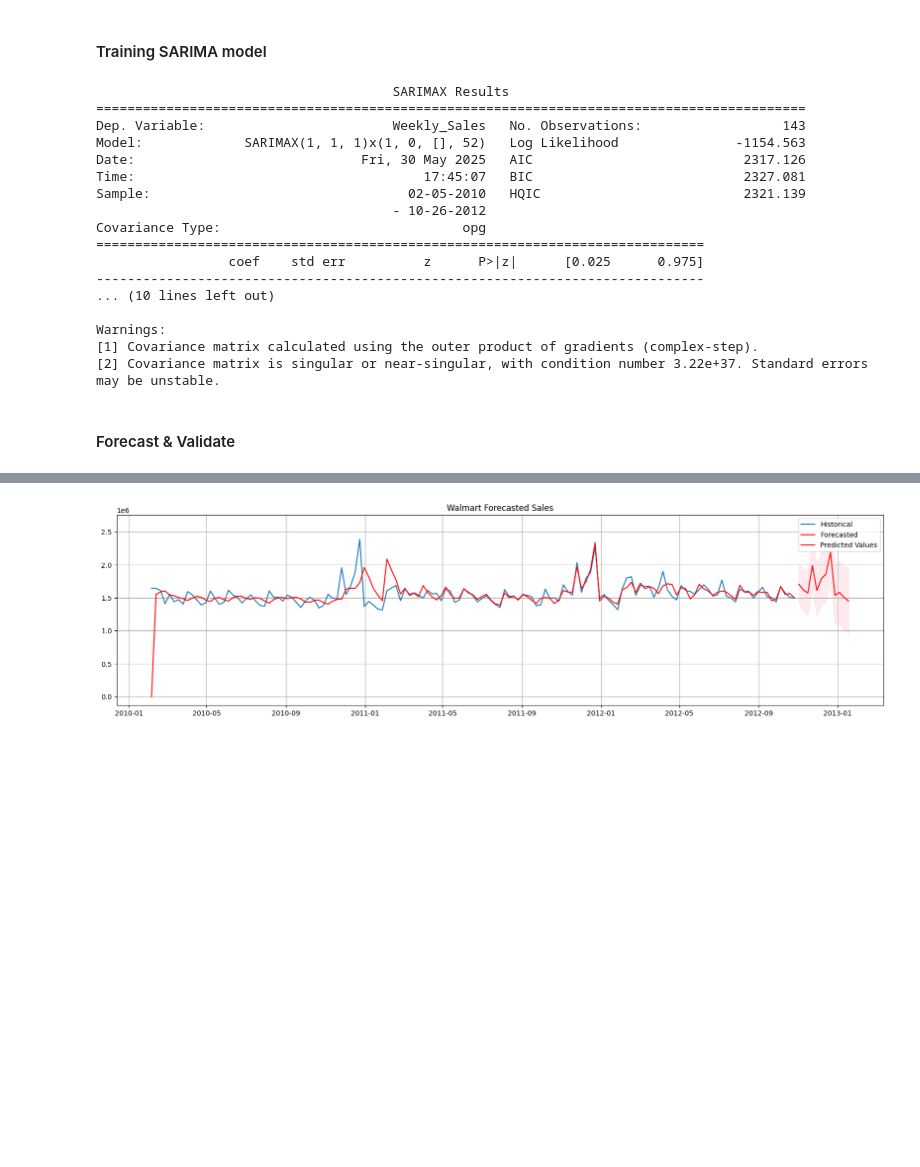
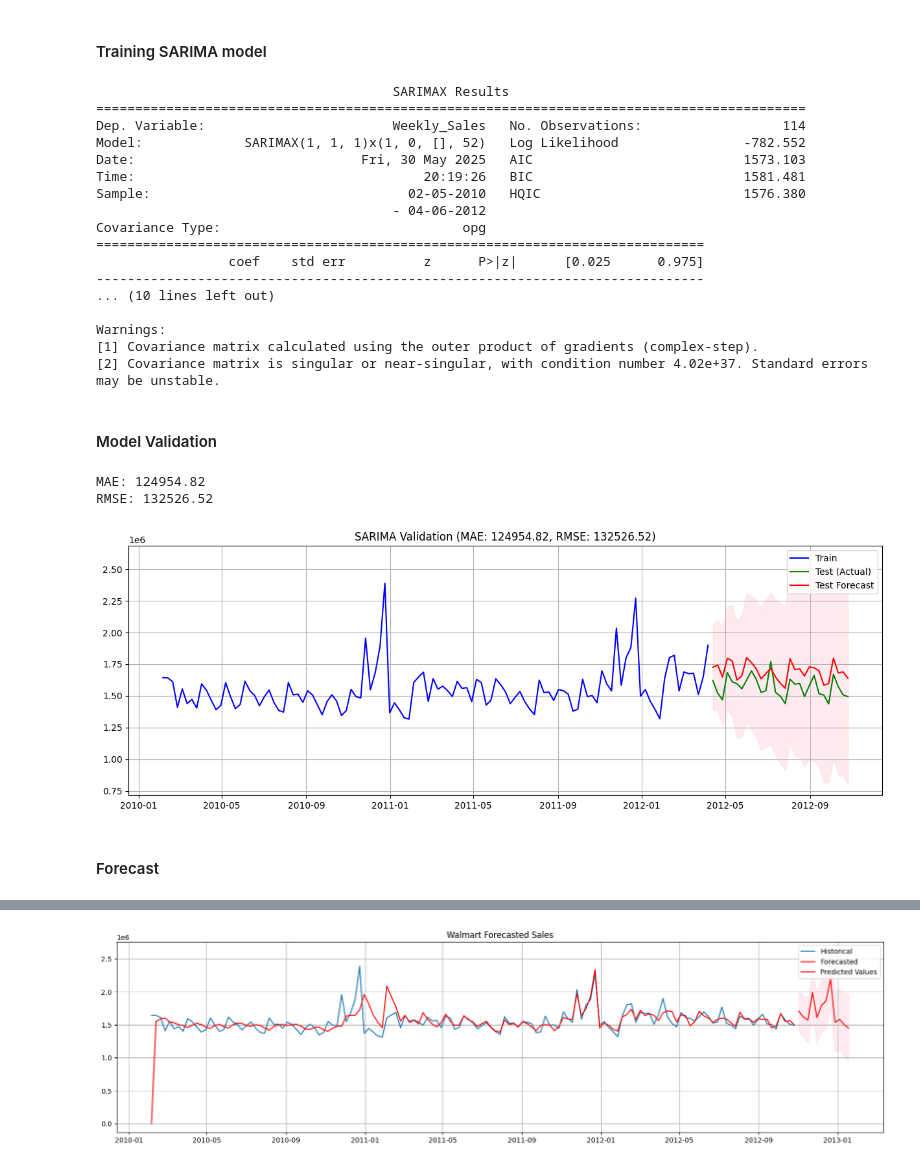
Before and after one commit to NishanD21/Walmart-Store-Sales-Forecasting, a Jupyter notebook: ws_auto_arima.ipynb, the cells around one changed output, grey strips where cells are left out. Saved outputs shown, nothing was run; the diff lists cells and outputs as text; code cells hidden in the pictures; blank space fills up the shorter version.

```diff
--- a/ws_auto_arima.ipynb
+++ b/ws_auto_arima.ipynb
@@ -108,6 +108,14 @@ p < 0.05 . Therefore, the time series is stationary.
 #df['Sales_Diff'] = df['Weekly_Sales'].diff().dropna()
 #result_diff = adfuller(df['Sales_Diff'].dropna())
 #print(f"ADF after differencing: {result_diff[1]}")
+# %%
+# splitting training and test data
+
+train_size = int(len(df)*0.8)
+test_size = len(df) - train_size
+
+df_train = df[:train_size]
+df_test = df[train_size:]
 # %% [markdown]
 #### Identifying SARIMA Orders [p,d,q][P,D,Q,s]
 # %%
@@ -144,7 +152,7 @@ Best model : SARIMA(1,1,1)(1,0,0,52)
 #### Training SARIMA model
 # %%
 model = SARIMAX(
-    df['Weekly_Sales'],
+    df_train['Weekly_Sales'],
     order = (1,1,1),
     seasonal_order= (1,0,0,52),
     enforce_stationarity= False
@@ -155,12 +163,12 @@ print(results.summary())
 # %% [output]
                                       SARIMAX Results
 ===========================================================================================
-Dep. Variable:                        Weekly_Sales   No. Observations:                  143
-Model:             SARIMAX(1, 1, 1)x(1, 0, [], 52)   Log Likelihood               -1154.563
-Date:                             Fri, 30 May 2025   AIC                           2317.126
-Time:                                     17:45:07   BIC                           2327.081
-Sample:                                 02-05-2010   HQIC                          2321.139
-                                      - 10-26-2012
+Dep. Variable:                        Weekly_Sales   No. Observations:                  114
+Model:             SARIMAX(1, 1, 1)x(1, 0, [], 52)   Log Likelihood                -782.552
+Date:                             Fri, 30 May 2025   AIC                           1573.103
+Time:                                     20:19:26   BIC                           1581.481
+Sample:                                 02-05-2010   HQIC                          1576.380
+                                      - 04-06-2012
 Covariance Type:                               opg
 ==============================================================================
                  coef    std err          z      P>|z|      [0.025      0.975]
@@ -169,6 +177,39 @@ Covariance Type:                               opg
 
 Warnings:
 [1] Covariance matrix calculated using the outer product of gradients (complex-step).
-[2] Covariance matrix is singular or near-singular, with condition number 3.22e+37. Standard errors may be unstable.
+[2] Covariance matrix is singular or near-singular, with condition number 4.02e+37. Standard errors may be unstable.
+# %% [markdown]
+#### Model Validation
+# %%
+# Forecast on test data
+forecast_test = results.get_forecast(steps=test_size)
+forecast_mean_test = forecast_test.predicted_mean
+conf_int_test = forecast_test.conf_int()
+# %%
+# Calculate metrics
+
+from sklearn.metrics import mean_absolute_error,mean_squared_error
+
+mae = mean_absolute_error(df_test['Weekly_Sales'], forecast_mean_test)
+rmse = mean_squared_error(df_test['Weekly_Sales'], forecast_mean_test, squared=False)
+
+print(f"MAE: {mae:.2f}")
+print(f"RMSE: {rmse:.2f}")
+# %% [output]
+MAE: 124954.82
+RMSE: 132526.52
+# %%
+# Plot validation
+plt.figure(figsize=(15, 5))
+plt.plot(df_train.index, df_train['Weekly_Sales'], label='Train', color='blue')
+plt.plot(df_test.index, df_test['Weekly_Sales'], label='Test (Actual)', color='green')
+plt.plot(forecast_mean_test.index, forecast_mean_test, label='Test Forecast', color='red')
+plt.fill_between(conf_int_test.index, conf_int_test.iloc[:, 0], conf_int_test.iloc[:, 1], color='pink', alpha=0.3)
+plt.title(f"SARIMA Validation (MAE: {mae:.2f}, RMSE: {rmse:.2f})")
+plt.legend()
+plt.grid()
+plt.show()
+# %% [output]
+[figure, added]
 # %% [markdown]
-#### Forecast & Validate
+#### Forecast
```
Also changed, not shown: parts of 3 cells of this notebook.
